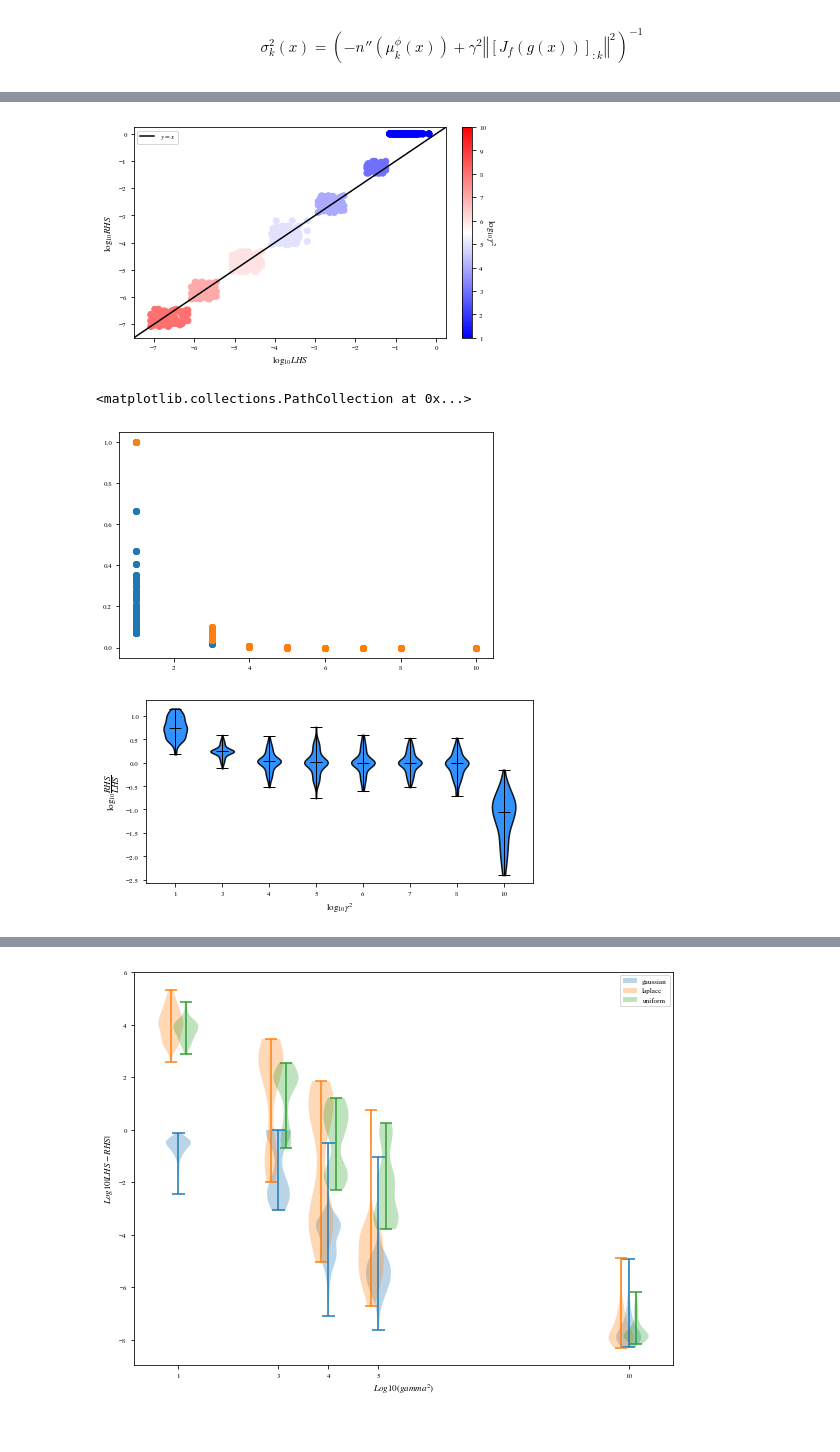
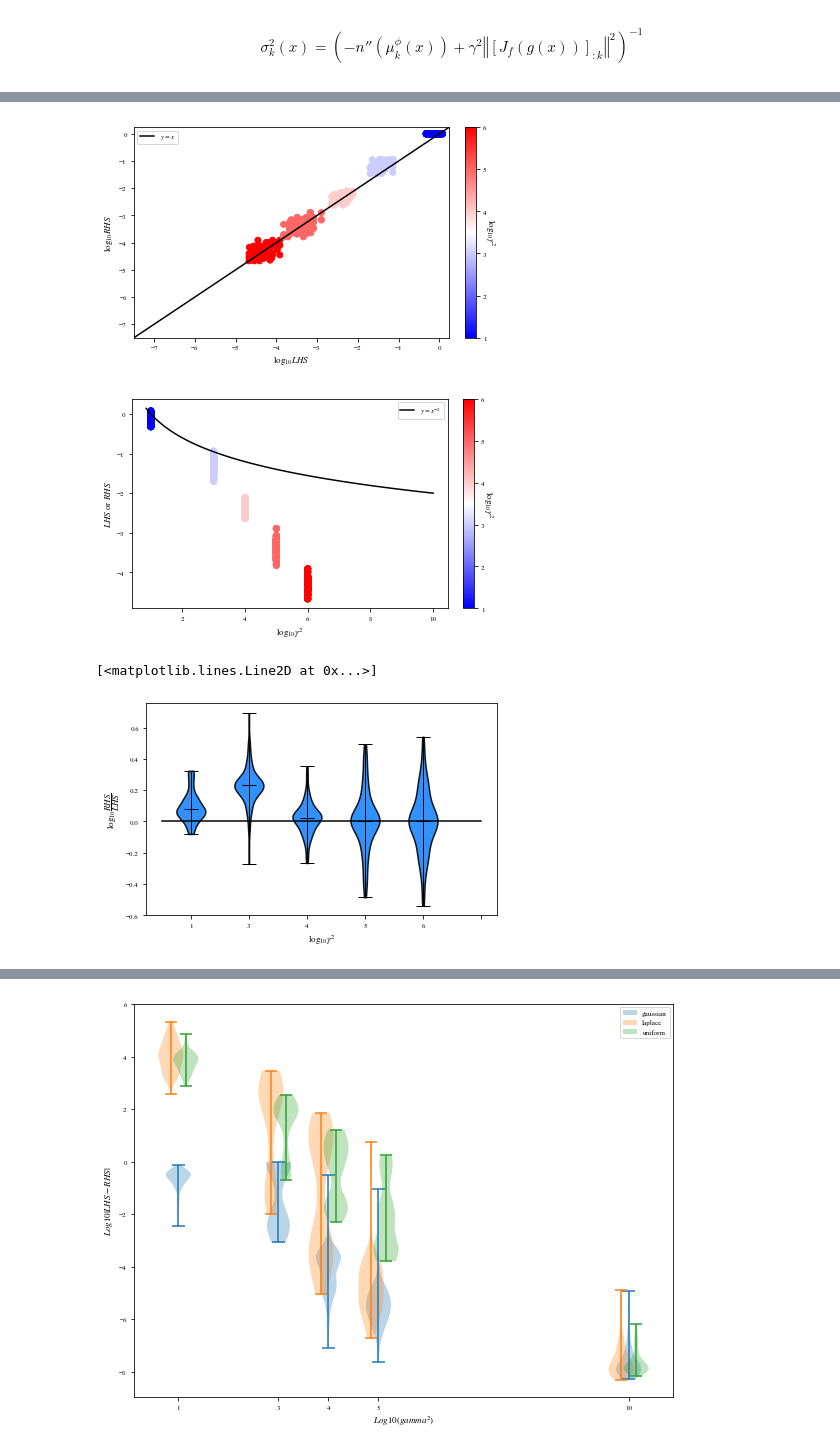
Before and after one commit to rpatrik96/ima-vae, a Jupyter notebook: notebooks/synth_plots.ipynb, the cells around one changed output, grey strips where cells are left out. Drawn from its saved outputs; the diff is of its cells as text; code cells hidden in the pictures.

Commit message:
opt sigma  lhs, rhs calculated at min neg elbo

```diff
--- a/notebooks/synth_plots.ipynb
+++ b/notebooks/synth_plots.ipynb
@@ -30,7 +30,7 @@ if not isfile(filename):
         #  We call ._json_dict to omit large files
         summary = run.summary._json_dict
 
-        if "epoch" in summary.keys() and summary["epoch"] >=180:
+        if run.state == 'finished':#"epoch" in summary.keys() and summary["epoch"] >=180:
                 #or (run.state == 'finished' or ('decoder_var' in run.config.keys() and run.config['decoder_var']>= 0.1)) and f'Metrics/val/latent_statistics.latent_variance_0' in run.history().keys():
 
             # .config contains the hyperparameters.
@@ -39,8 +39,6 @@ if not isfile(filename):
                  if not k.startswith('_')}
 
             dim = config['latent_dim']
-            sigmas = run.history(keys=[f'Metrics/val/latent_statistics.latent_variance_{i}' for i in range(dim)]).iloc[-1].to_numpy()[1:]
-            col_norms_sq = [run.summary._json_dict[f"Metrics/val/col_norm_{i}"]**2 for i in range(dim)]
 
             mcc = summary['Metrics/val/mcc']
             mcc_history = run.history(keys=[f'Metrics/val/mcc'])
@@ -61,6 +59,12 @@ if not isfile(filename):
             neg_elbo_history = run.history(keys=[f'Metrics/val/neg_elbo'])
             min_neg_elbo_step, min_neg_elbo =  neg_elbo_history.idxmin()[1], neg_elbo_history.min()[1]
 
+            sigmas_history = run.history(keys=[f'Metrics/val/latent_statistics.latent_variance_{i}' for i in range(dim)])
+            col_norms_sq_history = run.history(keys=[f"Metrics/val/col_norm_{i}" for i in range(dim)])
+            sigmas = sigmas_history.iloc[int(min_neg_elbo_step)].to_numpy()[1:]
+            col_norms_sq = col_norms_sq_history.iloc[int(min_neg_elbo_step)].to_numpy()[1:]**2
+            # [run.summary._json_dict[f"Metrics/val/col_norm_{i}"]**2 for i in range(dim)]
+
             mcc4min_neg_elbo = mcc_history.iloc[int(min_neg_elbo_step)]['Metrics/val/mcc']
             cima4min_neg_elbo = cima_history.iloc[int(min_neg_elbo_step)]['Metrics/val/cima']
 
@@ -71,11 +75,10 @@ if not isfile(filename):
                 max_dim = dim
 
             data.append([run.name, dim, gamma_square, neg_elbo, kl_loss, rec_loss, prior, cima, mcc, min_cima, min_cima_step, cima4max_mcc, cima4min_neg_elbo,
-                         max_mcc, max_mcc_step, mcc4min_cima, mcc4min_neg_elbo,  *sigmas, *col_norms_sq, *rhs])
+                         max_mcc, max_mcc_step, mcc4min_cima, mcc4min_neg_elbo, min_neg_elbo, min_neg_elbo_step,  *sigmas, *col_norms_sq, *rhs])
 
 
-    runs_df = pd.DataFrame(data, columns=["name", "dim", "gamma_square", "neg_elbo", "kl_loss", "rec_loss", "prior", "cima", "mcc", "min_cima", "min_cima_step",  "cima4max_mcc", "cima4min_neg_elbo", "max_mcc", "max_mcc_step",  "mcc4min_cima", "mcc4min_neg_elbo", *[f"sigma_{i}" for i in range(max_dim)],
-                                          *[f"col_norm_sq_{i}" for i in range(max_dim)], *[f"rhs_{i}" for i in range(max_dim)]  ] ).fillna(0)
+    runs_df = pd.DataFrame(data, columns=["name", "dim", "gamma_square", "neg_elbo", "kl_loss", "rec_loss", "prior", "cima", "mcc", "min_cima", "min_cima_step",  "cima4max_mcc", "cima4min_neg_elbo", "max_mcc", "max_mcc_step",  "mcc4min_cima", "mcc4min_neg_elbo", "min_neg_elbo", "min_neg_elbo_step", *[f"sigma_{i}" for i in range(max_dim)], *[f"col_norm_sq_{i}" for i in range(max_dim)], *[f"rhs_{i}" for i in range(max_dim)]  ] ).fillna(0)
     # runs_df.to_csv(filename)
 else:
     runs_df = pd.read_csv(filename)
@@ -186,8 +150,8 @@ df_rhs = pd.DataFrame(runs_df[[col for col in runs_df.columns if "rhs" in col]].
 df_lhs = pd.DataFrame(runs_df[[col for col in runs_df.columns if "sigma" in col]].stack().droplevel(1), columns=["lhs"])
 df_rhs_lhs_gamma_sq = df_rhs.merge( df_lhs, left_index=True, right_index=True).merge(runs_df["gamma_square"], left_index=True, right_index=True)
 # %%
-def create_violinplot(groups, xlabel, ylabel, xticklabels, figsize=(6,3), filename=None):
-    fig = plt.figure(figsize=figsize)
+def create_violinplot(groups, xlabel, ylabel, xticklabels, filename=None):
+    fig = plt.figure()
     ax = fig.add_subplot(111)
 
     vp= plt.violinplot(groups, showmedians=True)
@@ -201,6 +165,7 @@ def create_violinplot(groups, xlabel, ylabel, xticklabels, figsize=(6,3), filena
         vp_.set_edgecolor('black')
         vp_.set_linewidth(1)
     ax.set_xticklabels(xticklabels)
+    # ax.set_xticks(xticks)
     # plt.locator_params(axis='y', nbins=5)
     # plt.yticks(fontsize=24)
     # plt.ylim([0, 0.5])
@@ -223,17 +188,26 @@ cbar.set_label('$\log_{10}\gamma^2$', rotation=270)
 cbar.ax.get_yaxis().labelpad = 10
 plt.savefig("rhs_lhs.svg")
 # %% [output]
-[figure, old version]
+[figure, new version]
 # %%
-plt.scatter(np.log10(df_rhs_lhs_gamma_sq.gamma_square),df_rhs_lhs_gamma_sq.lhs)# c=np.log10(df_rhs_lhs_gamma_sq.gamma_square), cmap="bwr")
-plt.scatter(np.log10(df_rhs_lhs_gamma_sq.gamma_square),df_rhs_lhs_gamma_sq.rhs)# c=np.log10(df_rhs_lhs_gamma_sq.gamma_square), cmap="bwr")
-# cbar = plt.colorbar()
+plt.scatter(np.log10(df_rhs_lhs_gamma_sq.gamma_square),np.log10(df_rhs_lhs_gamma_sq.lhs),  c=np.log10(df_rhs_lhs_gamma_sq.gamma_square), cmap="bwr")
+plt.scatter(np.log10(df_rhs_lhs_gamma_sq.gamma_square),np.log10(df_rhs_lhs_gamma_sq.rhs), c=np.log10(df_rhs_lhs_gamma_sq.gamma_square), cmap="bwr")
+plt.plot(np.linspace(.85, 10), np.log10(1/(np.linspace(.85, 10))**2), c="black", label='$y=x^{-2}$')
+plt.legend()
+plt.ylabel('$LHS$ or $RHS$')
+plt.xlabel('$\log_{10}\gamma^2$')
+cbar = plt.colorbar()
+# cbar.ax.set_yticklabels(['0','1','2','>3'])
+cbar.set_label('$\log_{10}\gamma^2$', rotation=270)
+cbar.ax.get_yaxis().labelpad = 10
+plt.savefig("rhs_lhs_scaling.svg")
 # %% [output]
-<matplotlib.collections.PathCollection at 0x...>
-[figure, old version]
+[figure, new version]
 # %%
-groups = [np.log10((g.rhs-g.lhs).abs()) for _, g in df_rhs_lhs_gamma_sq.groupby("gamma_square")]
+groups = [np.log10((g.rhs/g.lhs).abs()) for _, g in df_rhs_lhs_gamma_sq.groupby("gamma_square")]
 create_violinplot(groups, '$\log_{10}\gamma^2$', '$\log_{10}\dfrac{RHS}{LHS}$', [0]+ sorted(np.log10(runs_df["gamma_square"]).astype(int).unique()), filename="opt_sigma_gamma")
+plt.plot(np.linspace(0.5, 6), 0*np.linspace(0.5, 6), c="black")
 # %% [output]
+[<matplotlib.lines.Line2D at 0x...>]
-[figure, old version]
+[figure, new version]
 # %%
```
Also changed, not shown: parts of 15 cells of this notebook.
